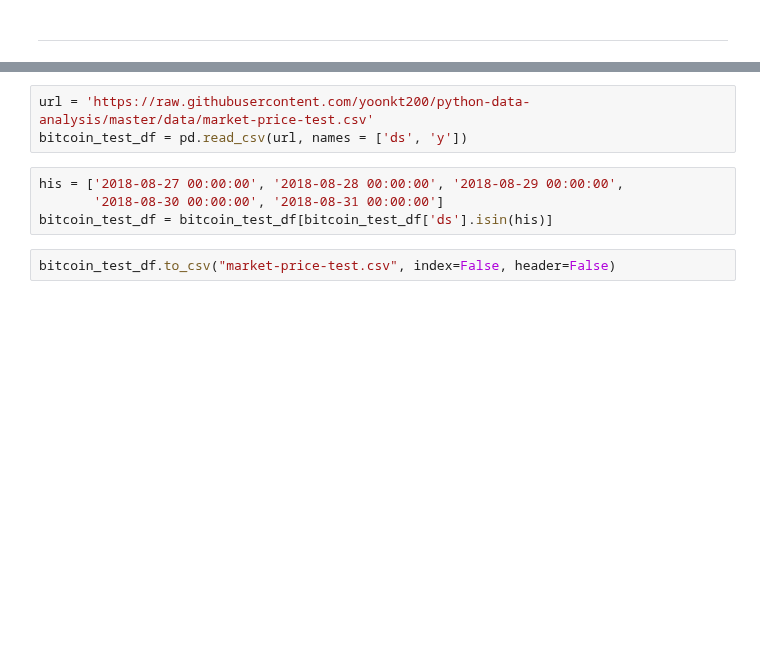
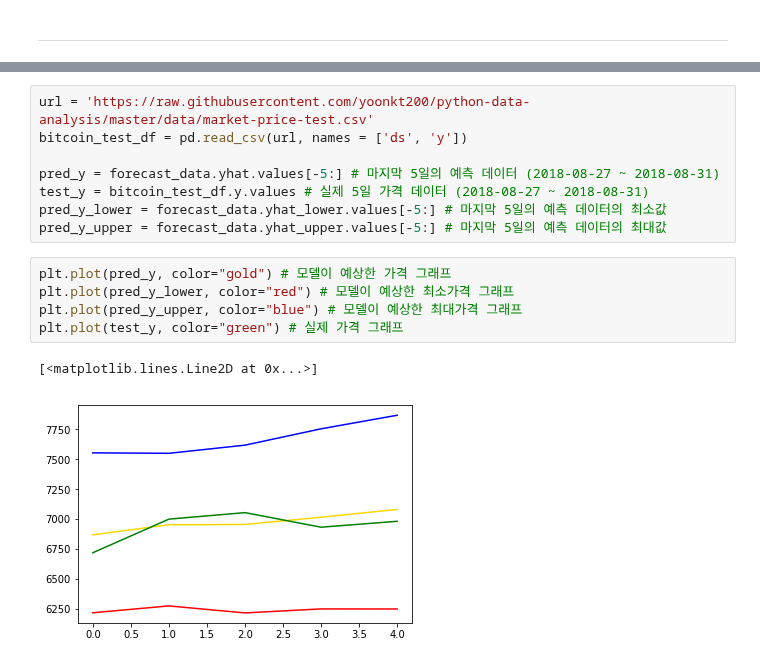
Before and after one commit to yoonkt200/python-data-analysis, a Jupyter notebook: chapter2/02-coin-prediction.ipynb, the cells around one changed output, grey strips where cells are left out. Cells and saved outputs as stored; diff of their text form; blank space fills up the shorter version.

```diff
--- a/chapter2/02-coin-prediction.ipynb
+++ b/chapter2/02-coin-prediction.ipynb
@@ -203,9 +205,16 @@ forecast_data.tail(5)
 # %%
 url = 'https://raw.githubusercontent.com/yoonkt200/python-data-analysis/master/data/market-price-test.csv'
 bitcoin_test_df = pd.read_csv(url, names = ['ds', 'y'])
+
+pred_y = forecast_data.yhat.values[-5:] # 마지막 5일의 예측 데이터 (2018-08-27 ~ 2018-08-31)
+test_y = bitcoin_test_df.y.values # 실제 5일 가격 데이터 (2018-08-27 ~ 2018-08-31)
+pred_y_lower = forecast_data.yhat_lower.values[-5:] # 마지막 5일의 예측 데이터의 최소값
+pred_y_upper = forecast_data.yhat_upper.values[-5:] # 마지막 5일의 예측 데이터의 최대값
-# %%
-his = ['2018-08-27 00:00:00', '2018-08-28 00:00:00', '2018-08-29 00:00:00',
-       '2018-08-30 00:00:00', '2018-08-31 00:00:00']
-bitcoin_test_df = bitcoin_test_df[bitcoin_test_df['ds'].isin(his)]
-# %%
-bitcoin_test_df.to_csv("market-price-test.csv", index=False, header=False)
+# %%
+plt.plot(pred_y, color="gold") # 모델이 예상한 가격 그래프
+plt.plot(pred_y_lower, color="red") # 모델이 예상한 최소가격 그래프
+plt.plot(pred_y_upper, color="blue") # 모델이 예상한 최대가격 그래프
+plt.plot(test_y, color="green") # 실제 가격 그래프
+# %% [output]
+[<matplotlib.lines.Line2D at 0x...>]
+[figure, added]
```
Also changed, not shown: parts of 15 cells of this notebook.
